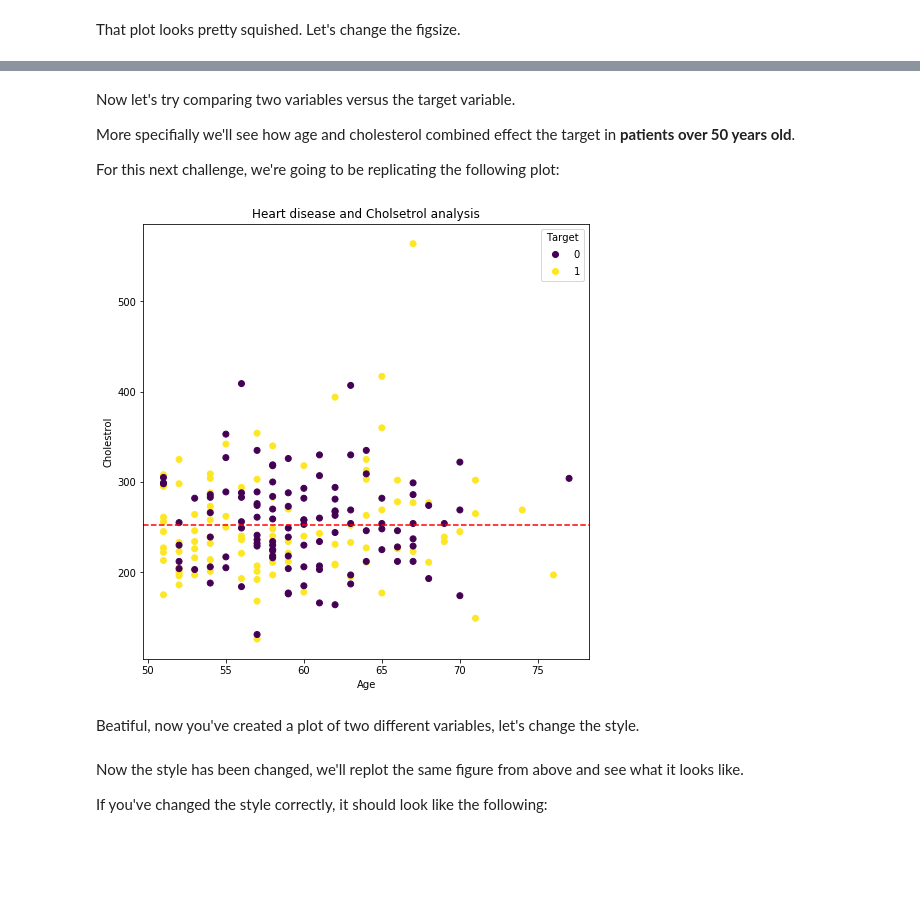
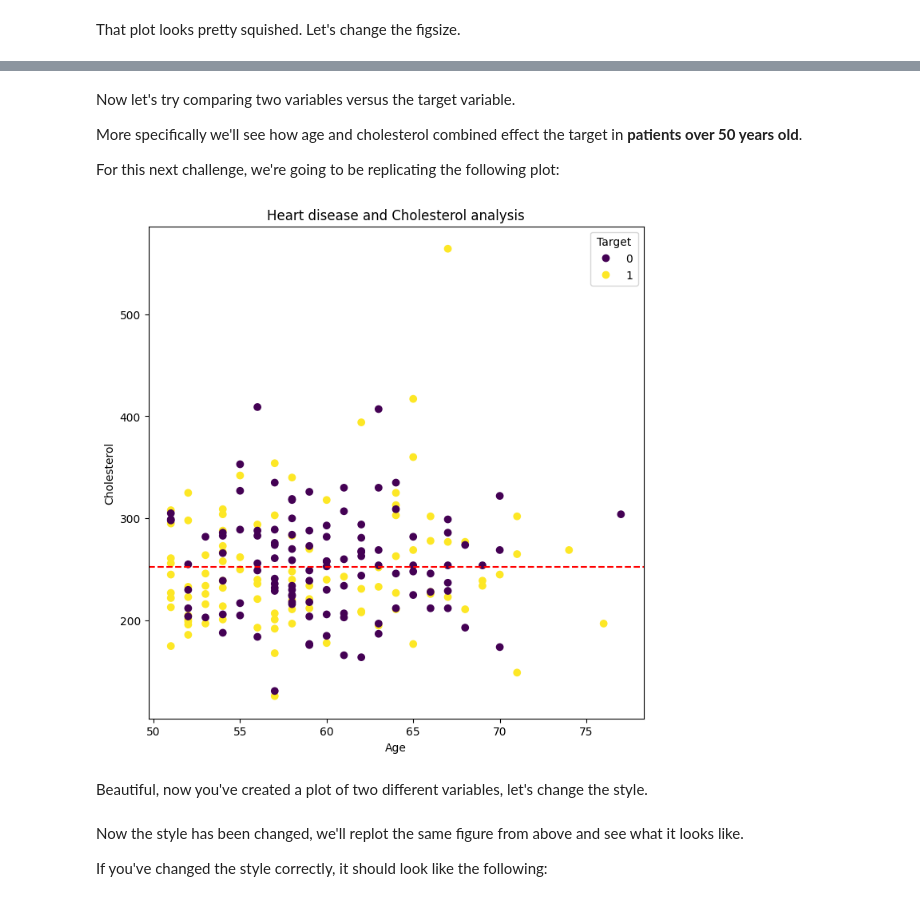
Before and after one commit to aliazani/machine-learning, a Jupyter notebook: 4-matplotlib/2-matplotlib-exercises.ipynb, the cells around one changed output, grey strips where cells are left out. Cells and saved outputs as stored; diff of their text form; code cells hidden in the pictures; blank space fills up the shorter version.

```diff
--- a/4-matplotlib/2-matplotlib-exercises.ipynb
+++ b/4-matplotlib/2-matplotlib-exercises.ipynb
@@ -372,33 +371,33 @@ heart_disease.plot.hist(subplots=True, figsize=(10, 30));
 # %% [markdown]
 Now let's try comparing two variables versus the target variable.
 
-More specifially we'll see how age and cholesterol combined effect the target in **patients over 50 years old**.
+More specifically we'll see how age and cholesterol combined effect the target in **patients over 50 years old**.
 
 For this next challenge, we're going to be replicating the following plot:
 # %%
 # Replicate the above plot in whichever way you see fit
 
 # Note: The method below is only one way of doing it, yours might be
 # slightly different
 
 # Create DataFrame with patients over 50 years old
 over_50 = heart_disease[heart_disease['age'] > 50]
 
 # Create the plot
 fig, ax = plt.subplots(figsize=(8, 8))
 
 # Plot the data
 scatter = ax.scatter(x=over_50['age'], y=over_50['chol'], c=over_50['target'])
 
 # Customize the plot
-ax.set(title='Heart disease and Cholsetrol analysis', xlabel='Age', ylabel='Cholestrol')
+ax.set(title='Heart disease and Cholesterol analysis', xlabel='Age', ylabel='Cholesterol')
 ax.legend(*scatter.legend_elements(), title='Target')
-# Add a meanline
+# Add a mean-line
 ax.axhline(over_50['chol'].mean(), linestyle='--', c='r');
 # %% [output]
-[figure, old version]
+[figure, new version]
 # %% [markdown]
-Beatiful, now you've created a plot of two different variables, let's change the style.
+Beautiful, now you've created a plot of two different variables, let's change the style.
 # %%
 # Check what styles are available under plt
 # %%
```
Also changed, not shown: parts of 34 cells of this notebook, 23 other files.
